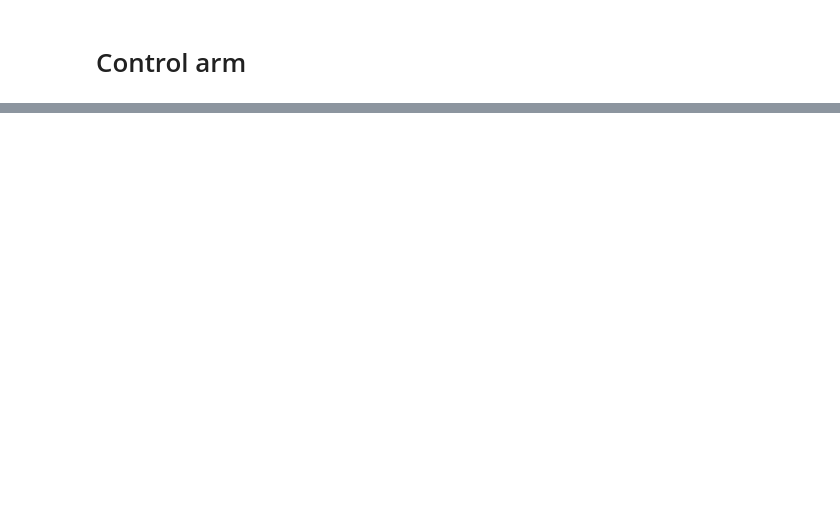
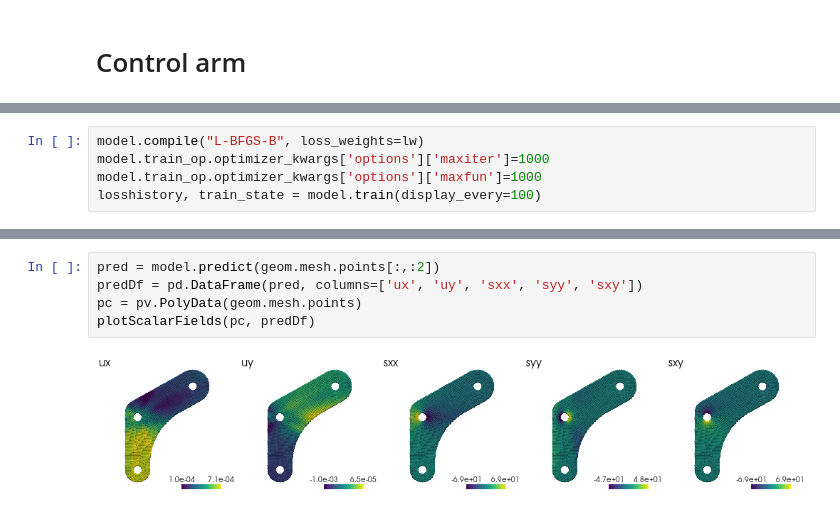
Before and after one commit to ewhalen12/pinnDSE, a Jupyter notebook: controlArm01.ipynb, the cells around one changed output, grey strips where cells are left out. Cells and saved outputs as stored; diff of their text form; blank space fills up the shorter version.

```diff
--- a/controlArm01.ipynb
+++ b/controlArm01.ipynb
@@ -101,0 +146,5 @@ plotScalarFields(pc, intResDf)
+# %%
+model.compile("L-BFGS-B", loss_weights=lw)
+model.train_op.optimizer_kwargs['options']['maxiter']=1000
+model.train_op.optimizer_kwargs['options']['maxfun']=1000
+losshistory, train_state = model.train(display_every=100)
@@ -101,0 +169,7 @@ plotScalarFields(pc, intResDf)
+# %%
+pred = model.predict(geom.mesh.points[:,:2])
+predDf = pd.DataFrame(pred, columns=['ux', 'uy', 'sxx', 'syy', 'sxy'])
+pc = pv.PolyData(geom.mesh.points)
+plotScalarFields(pc, predDf)
+# %% [output]
+[figure, added]
```
Also changed, not shown: parts of 14 cells of this notebook, 26 other files.
